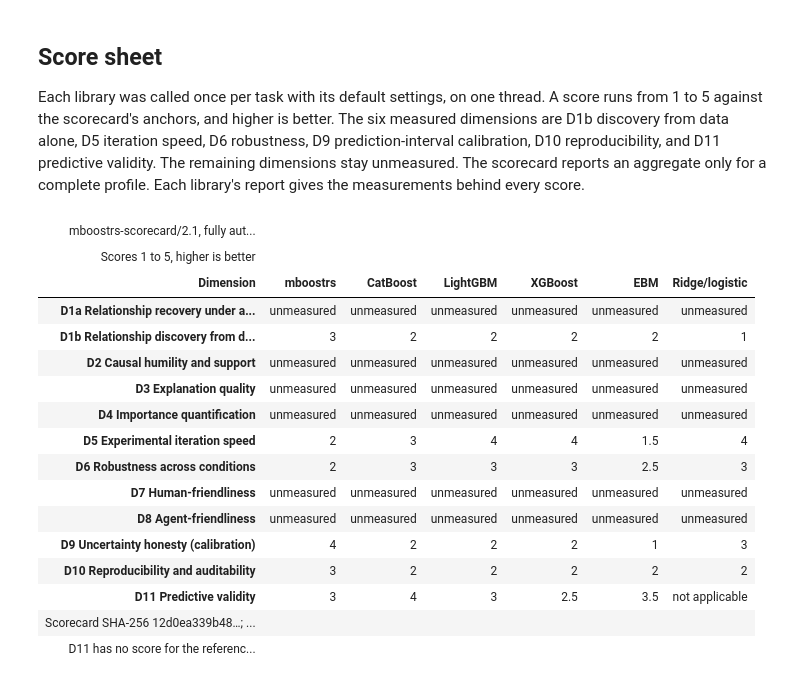
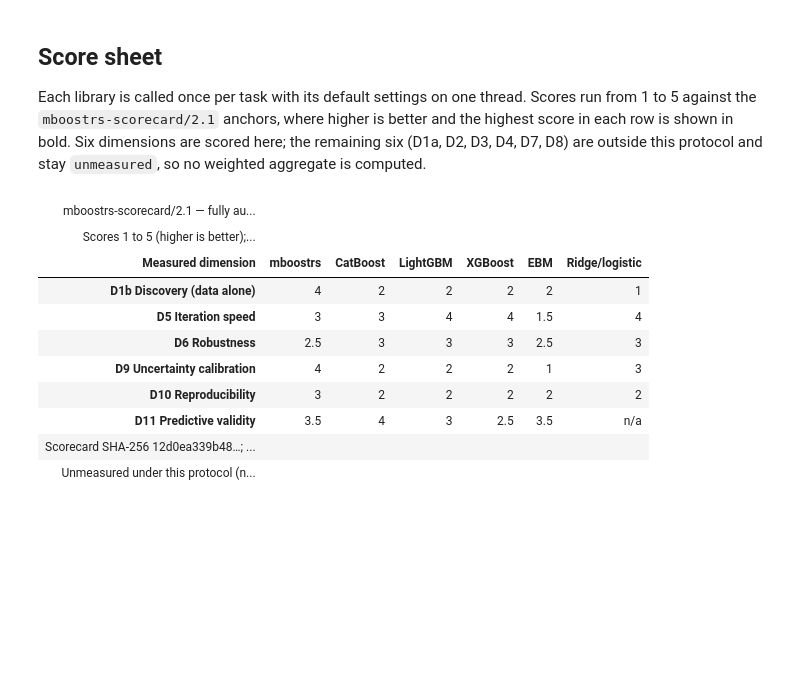
Before and after one commit to fcela/mboostrs, a Jupyter notebook: docs/book/benchmarks/heldout_competition.ipynb, the cells around one changed output. Cells and saved outputs as stored; diff of their text form; code cells hidden in the pictures; blank space fills up the shorter version.

Commit message:
Refresh mboostrs held-out competition results and overhaul book page

```diff
--- a/docs/book/benchmarks/heldout_competition.ipynb
+++ b/docs/book/benchmarks/heldout_competition.ipynb
@@ -58,44 +100,58 @@ cards = {a: json.loads((STUDY / "scorecards" / f"{a}.json").read_text()) for a i
 # %% [markdown]
 ## Score sheet
 
-Each library was called once per task with its default settings, on one thread.
-A score runs from 1 to 5 against the scorecard's anchors, and higher is better.
-The six measured dimensions are D1b discovery from data alone, D5 iteration
-speed, D6 robustness, D9 prediction-interval calibration, D10 reproducibility,
-and D11 predictive validity. The remaining dimensions stay unmeasured. The
-scorecard reports an aggregate only for a complete profile. Each library's report gives the measurements behind every score.
+Each library is called once per task with its default settings on one thread.
+Scores run from 1 to 5 against the `mboostrs-scorecard/2.1` anchors, where
+higher is better and the highest score in each row is shown in bold. Six
+dimensions are scored here; the remaining six (D1a, D2, D3, D4, D7, D8) are
+outside this protocol and stay `unmeasured`, so no weighted aggregate is
+computed.
 # %%
+SHORT_DIM = {
+    "D1b": "D1b Discovery (data alone)",
+    "D5": "D5 Iteration speed",
+    "D6": "D6 Robustness",
+    "D9": "D9 Uncertainty calibration",
+    "D10": "D10 Reproducibility",
+    "D11": "D11 Predictive validity",
+}
 dimension_rows = []
 for i, d in enumerate(cards["mboostrs"]["dimensions"]):
-    row = {"dimension": f"{d['id']} {d['name']}"}
+    if d["status"] != "scored":
+        continue
+    row = {"dimension": SHORT_DIM.get(d["id"], f"{d['id']} {d['name']}")}
     for a in ARMS:
         entry = cards[a]["dimensions"][i]
-        row[NAMES[a]] = (str(entry["score"]).removesuffix(".0") if entry["status"] == "scored"
-                         else entry["status"].replace("_", " "))
+        row[NAMES[a]] = (
+            str(entry["score"]).removesuffix(".0")
+            if entry["status"] == "scored"
+            else "n/a"
+        )
     dimension_rows.append(row)
+
 display(table(
-    pl.DataFrame(dimension_rows), stub="dimension", stubhead="Dimension",
-    title="mboostrs-scorecard/2.1, fully automated mode",
-    subtitle="Scores 1 to 5, higher is better",
-    notes=(f"Scorecard SHA-256 {cards['mboostrs']['scorecard_sha256'][:12]}…; "
-           "one report per library in docs/benchmarks/competitive_heldout/scorecards/.",
-           "D11 has no score for the reference because the reference is what D11 measures against."),
+    pl.DataFrame(dimension_rows),
+    stub="dimension",
+    stubhead="Measured dimension",
+    title="mboostrs-scorecard/2.1 — fully automated mode",
+    subtitle="Scores 1 to 5 (higher is better); bold marks the row leader(s)",
+    better_row="max",
+    notes=(
+        f"Scorecard SHA-256 {cards['mboostrs']['scorecard_sha256'][:12]}…; "
+        "per-library justifications in docs/benchmarks/competitive_heldout/scorecards/.",
+        "Unmeasured under this protocol (no aggregate computed): D1a, D2, D3, D4, D7, D8. "
+        "D11 is n/a for Ridge/logistic because it serves as the D11 baseline.",
+    ),
 ))
 # %% [output]
-| mboostrs-scorecard/2.1, fully aut... |  |  |  |  |  |  |
-| Scores 1 to 5, higher is better |  |  |  |  |  |  |
-| Dimension | mboostrs | CatBoost | LightGBM | XGBoost | EBM | Ridge/logistic |
-| D1a Relationship recovery under a... | unmeasured | unmeasured | unmeasured | unmeasured | unmeasured | unmeasured |
-| D1b Relationship discovery from d... | 3 | 2 | 2 | 2 | 2 | 1 |
-| D2 Causal humility and support | unmeasured | unmeasured | unmeasured | unmeasured | unmeasured | unmeasured |
-| D3 Explanation quality | unmeasured | unmeasured | unmeasured | unmeasured | unmeasured | unmeasured |
-| D4 Importance quantification | unmeasured | unmeasured | unmeasured | unmeasured | unmeasured | unmeasured |
-| D5 Experimental iteration speed | 2 | 3 | 4 | 4 | 1.5 | 4 |
-| D6 Robustness across conditions | 2 | 3 | 3 | 3 | 2.5 | 3 |
-| D7 Human-friendliness | unmeasured | unmeasured | unmeasured | unmeasured | unmeasured | unmeasured |
-| D8 Agent-friendliness | unmeasured | unmeasured | unmeasured | unmeasured | unmeasured | unmeasured |
-| D9 Uncertainty honesty (calibration) | 4 | 2 | 2 | 2 | 1 | 3 |
-| D10 Reproducibility and auditability | 3 | 2 | 2 | 2 | 2 | 2 |
-| D11 Predictive validity | 3 | 4 | 3 | 2.5 | 3.5 | not applicable |
+| mboostrs-scorecard/2.1 — fully au... |  |  |  |  |  |  |
+| Scores 1 to 5 (higher is better);... |  |  |  |  |  |  |
+| Measured dimension | mboostrs | CatBoost | LightGBM | XGBoost | EBM | Ridge/logistic |
+| D1b Discovery (data alone) | 4 | 2 | 2 | 2 | 2 | 1 |
+| D5 Iteration speed | 3 | 3 | 4 | 4 | 1.5 | 4 |
+| D6 Robustness | 2.5 | 3 | 3 | 3 | 2.5 | 3 |
+| D9 Uncertainty calibration | 4 | 2 | 2 | 2 | 1 | 3 |
+| D10 Reproducibility | 3 | 2 | 2 | 2 | 2 | 2 |
+| D11 Predictive validity | 3.5 | 4 | 3 | 2.5 | 3.5 | n/a |
 | Scorecard SHA-256 12d0ea339b48…; ... |  |  |  |  |  |  |
-| D11 has no score for the referenc... |  |  |  |  |  |  |
+| Unmeasured under this protocol (n... |  |  |  |  |  |  |
```
Also changed, not shown: parts of 23 cells of this notebook, 13 other files.
